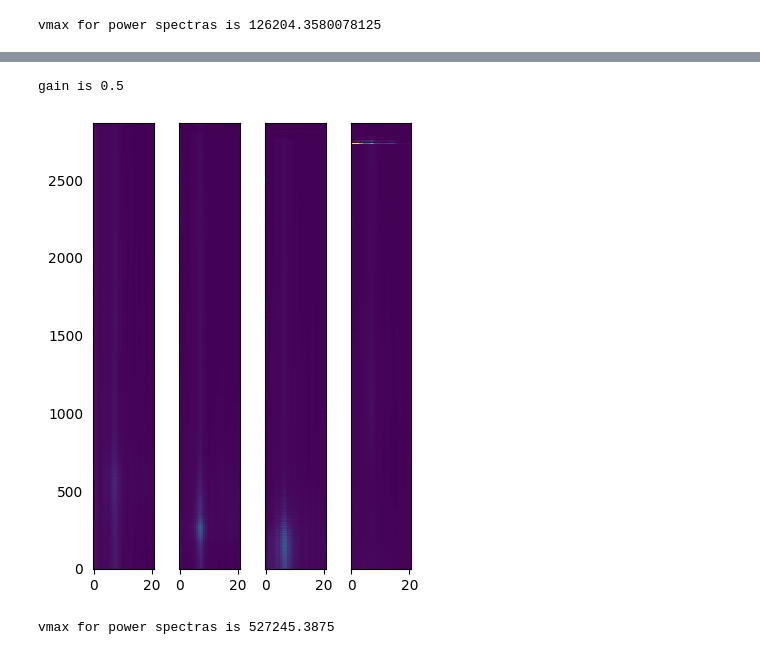
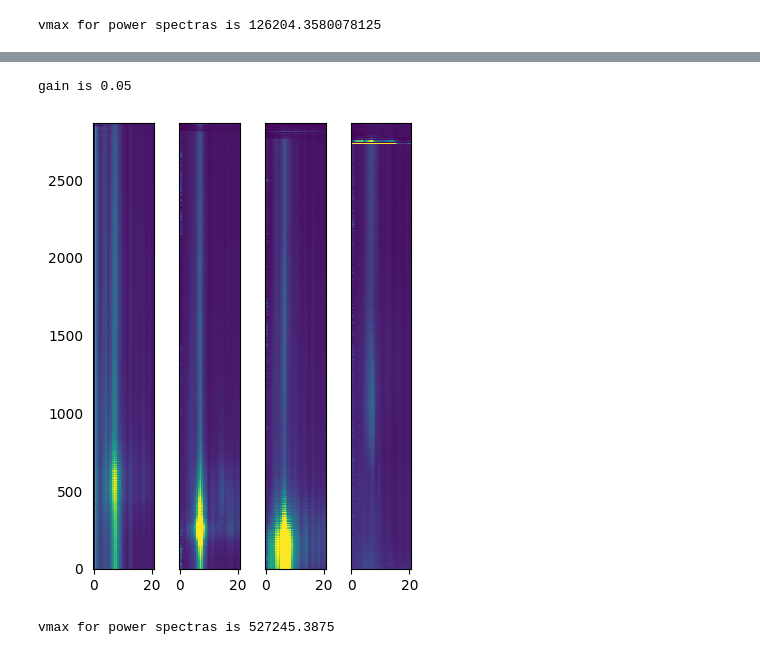
Before and after one commit to HDClark94/Elrond, a Jupyter notebook: src/Elrond/P3_CurrentAnalysis/plot_lfp_across_shank.ipynb, the cells around one changed output, grey strips where cells are left out. Cells and saved outputs as stored; diff of their text form; code cells hidden in the pictures.

Commit message:
minor edits to visualisation notebooks

```diff
--- a/src/Elrond/P3_CurrentAnalysis/plot_lfp_across_shank.ipynb
+++ b/src/Elrond/P3_CurrentAnalysis/plot_lfp_across_shank.ipynb
@@ -99,11 +100,11 @@ vmax for power spectras is 215961.509765625
 # %%
 plot_lfp_across_shanks(recording_basenames=["M28_D0_2024-12-05_14-39-26_0",
                                             "M28_D0_2024-12-05_14-40-51_1",
                                             "M28_D0_2024-12-05_14-42-03_2",
-                                            "M28_D0_2024-12-05_14-43-07_3"], recording_subfolder="/mnt/datastore/Harry/Cohort12_august2024/ephys_test/", vmax_gain=0.1)
+                                            "M28_D0_2024-12-05_14-43-07_3"], recording_subfolder="/mnt/datastore/Harry/Cohort12_august2024/ephys_test/", vmax_gain=0.05)
 # %% [output]
-gain is 0.5
+gain is 0.05
-[figure, old version]
+[figure, new version]
 vmax for power spectras is 527245.3875
 # %%
 plot_lfp_across_shanks(recording_basenames=["M29_D0_2024-12-05_16-32-29_0",
```
Also changed, not shown: parts of 3 cells of this notebook, 1 other file.
